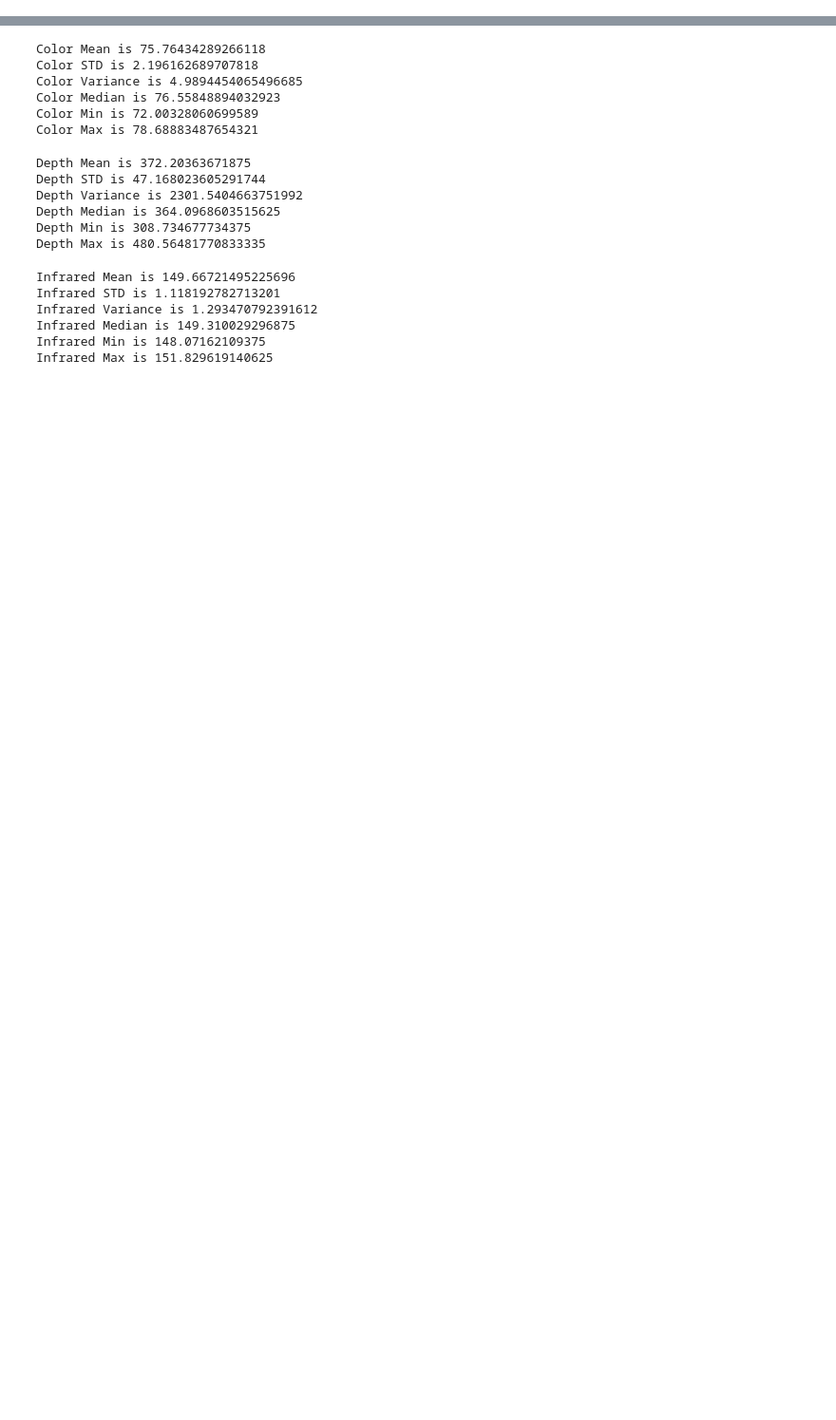
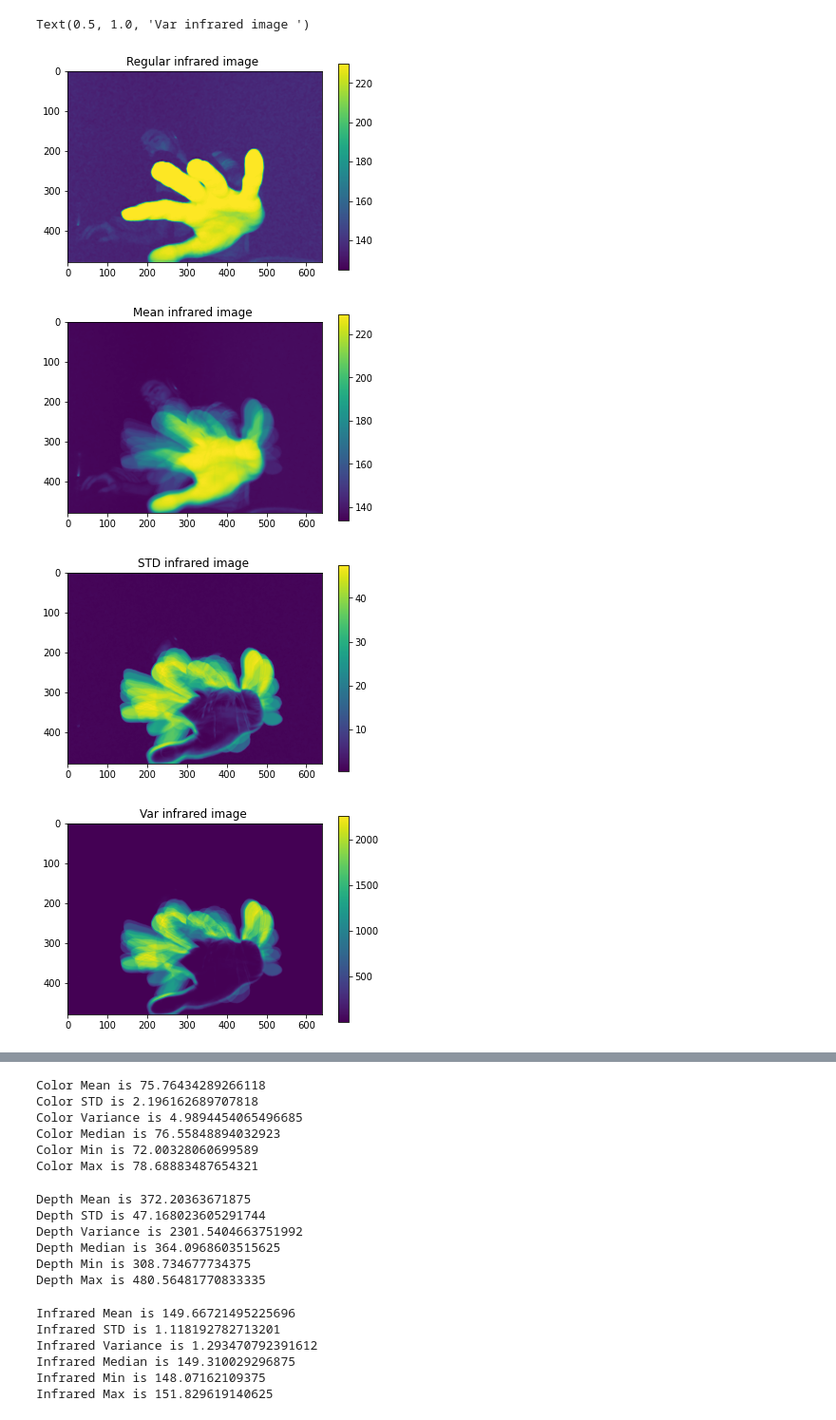
Before and after one commit to vstadnytskyi/intel-realsense-devices, a Jupyter notebook: intel_realsense_devices/testing_data_set..ipynb, the cells around one changed output, grey strips where cells are left out. Shown at 95% size. Drawn from its saved outputs; the diff is of its cells as text; code cells hidden in the pictures; blank space fills up the shorter version.

```diff
--- a/intel_realsense_devices/testing_data_set..ipynb
+++ b/intel_realsense_devices/testing_data_set..ipynb
@@ -58,0 +76,31 @@ Depth Mean is 372.20363671875
+# %%
+infrared_mean =  np.mean(infrared, axis=0, dtype=np.float64)
+infrared_std_np =  np.std(infrared, axis=0, dtype=np.float64)
+infrared_var_np =  np.var(infrared, axis=0, dtype=np.float64)
+
+
+plt.figure()
+plt.imshow(infrared[0])
+plt.colorbar()
+plt.title("Regular infrared image ")
+
+plt.figure()
+plt.imshow(infrared_mean)
+plt.colorbar()
+plt.title("Mean infrared image ")
+
+plt.figure()
+plt.imshow(infrared_std_np)
+plt.colorbar()
+plt.title("STD infrared image ")
+
+plt.figure()
+plt.imshow(infrared_var_np)
+plt.colorbar()
+plt.title("Var infrared image ")
+# %% [output]
+Text(0.5, 1.0, 'Var infrared image ')
+[figure, added]
+[figure, added]
+[figure, added]
+[figure, added]
```
Also changed, not shown: parts of 8 cells of this notebook.
